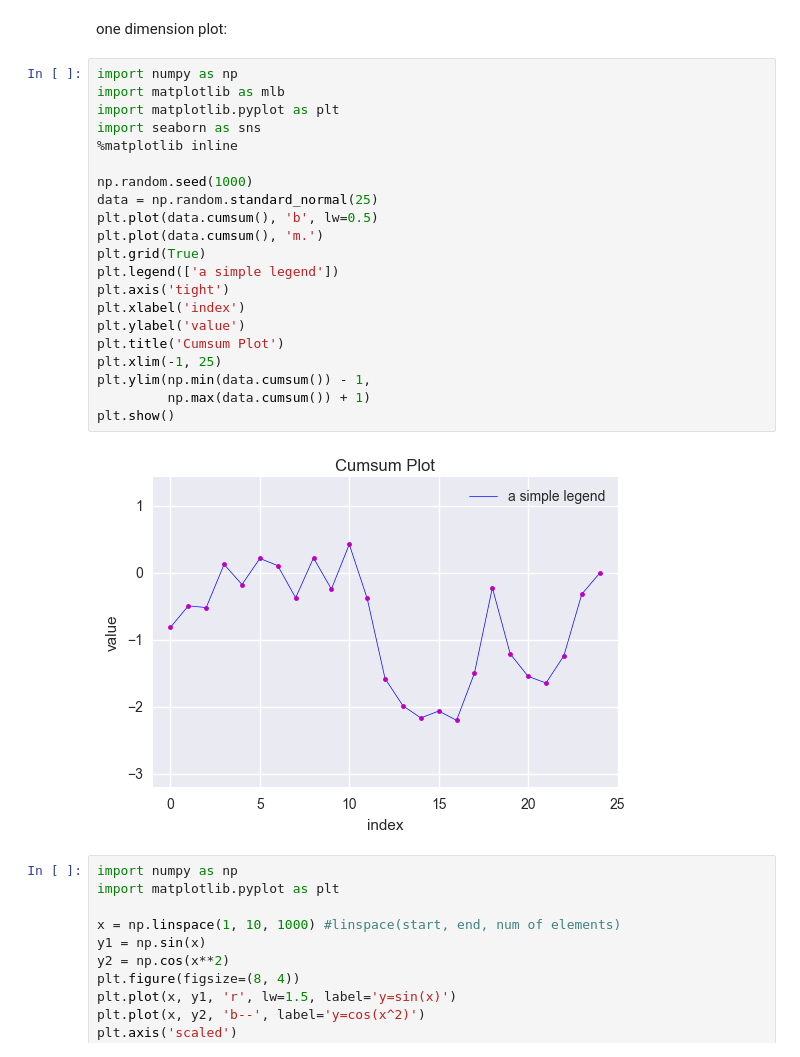
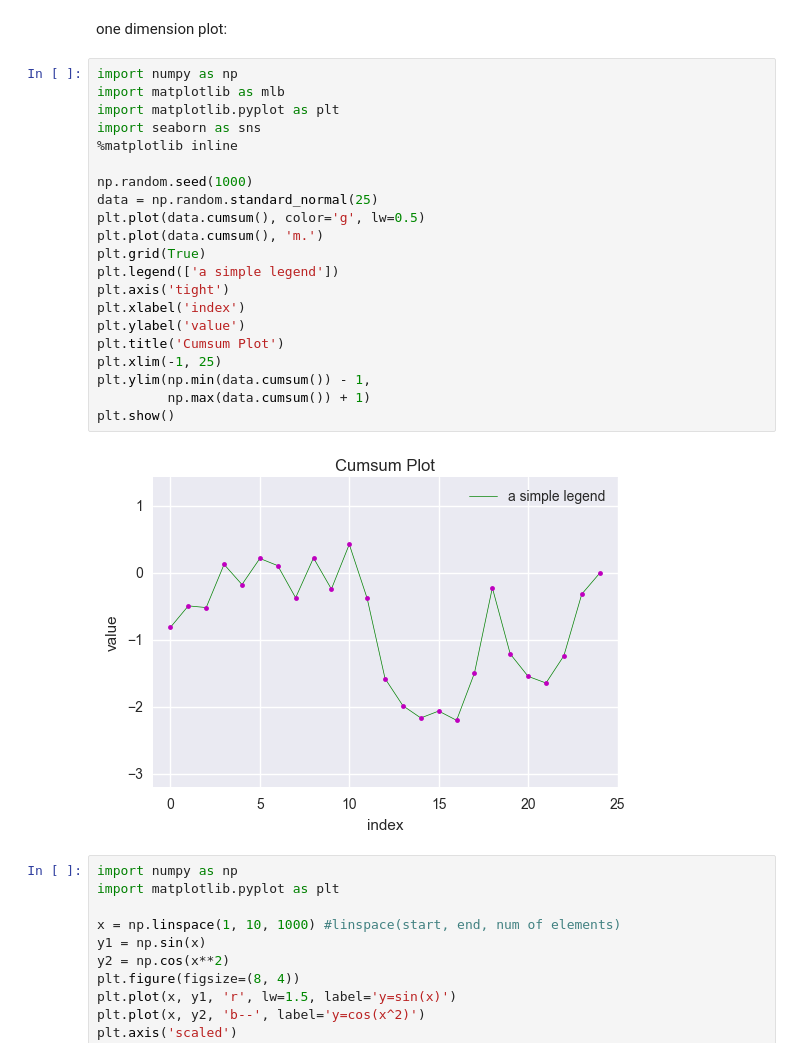
Before and after one commit to xuzuoyang/Blog, a Jupyter notebook: PyTest/PlotTest.ipynb, the cells around one changed output. Saved outputs shown, nothing was run; the diff lists cells and outputs as text.

Commit message:
plot update

```diff
--- a/PyTest/PlotTest.ipynb
+++ b/PyTest/PlotTest.ipynb
@@ -51,26 +51,26 @@ one dimension plot:
 # %%
 import numpy as np
 import matplotlib as mlb
 import matplotlib.pyplot as plt
 import seaborn as sns
 %matplotlib inline
 
 np.random.seed(1000)
 data = np.random.standard_normal(25)
-plt.plot(data.cumsum(), 'b', lw=0.5)
+plt.plot(data.cumsum(), color='g', lw=0.5)
 plt.plot(data.cumsum(), 'm.')
 plt.grid(True)
 plt.legend(['a simple legend'])
 plt.axis('tight')
 plt.xlabel('index')
 plt.ylabel('value')
 plt.title('Cumsum Plot')
 plt.xlim(-1, 25)
 plt.ylim(np.min(data.cumsum()) - 1,
          np.max(data.cumsum()) + 1)
 plt.show()
 # %% [output]
-[figure, old version]
+[figure, new version]
 # %%
 import numpy as np
 import matplotlib.pyplot as plt
```
